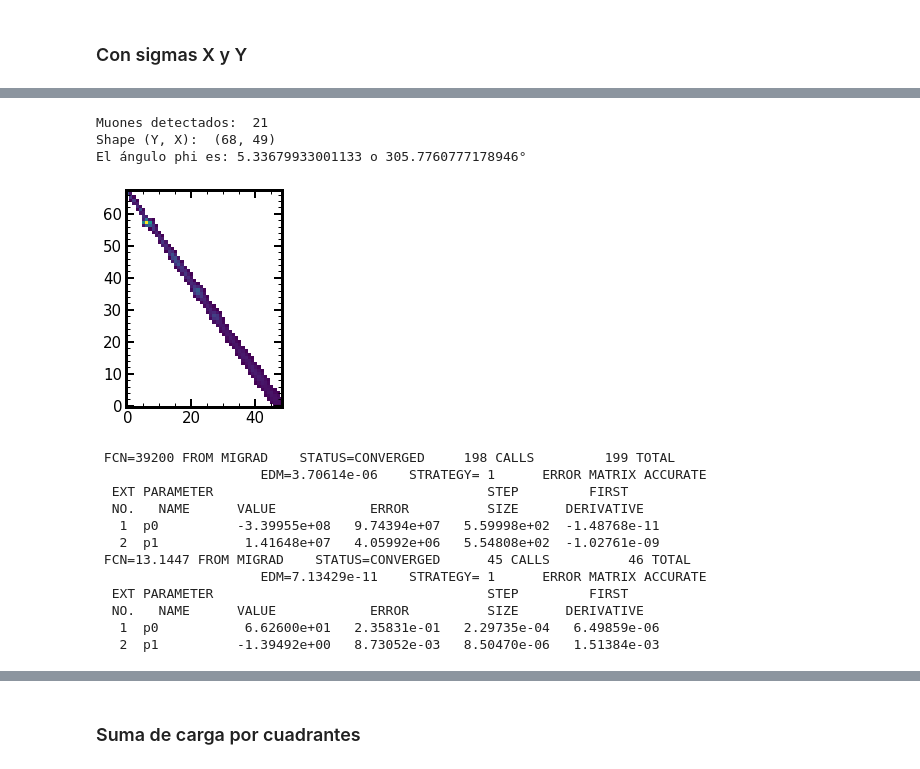
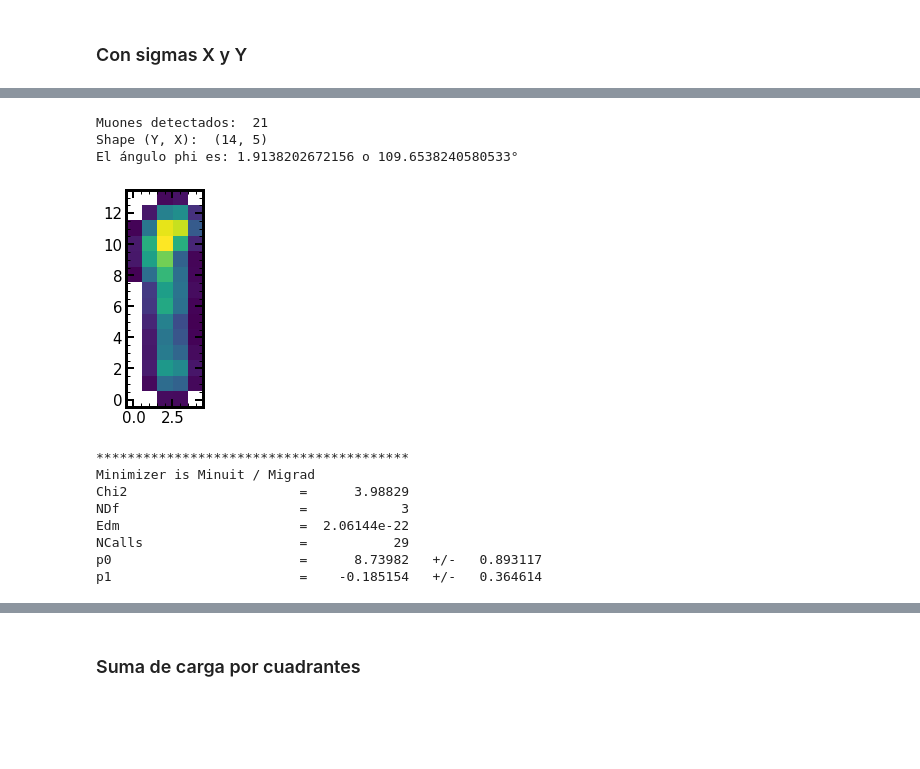
Before and after one commit to mausanram/CodigosICN, a Jupyter notebook: Catalogo_Eventos/Catalogo_Eventos_NSAMP.ipynb, the cells around one changed output, grey strips where cells are left out. Drawn from its saved outputs; the diff is of its cells as text; code cells hidden in the pictures; blank space fills up the shorter version.

```diff
--- a/Catalogo_Eventos/Catalogo_Eventos_NSAMP.ipynb
+++ b/Catalogo_Eventos/Catalogo_Eventos_NSAMP.ipynb
@@ -1367,29 +1368,30 @@ El ángulo phi es:  2.2878081466018414  rad o 131.08175113593262°
 # %%
 print('Muones detectados: ', len(Straight_Events))
-index_event = 0 # 11, 12, 16 no funcionó en imagen 100
+index_event = 6 # En la imagen 100 funcionó con todos con phi_angle_ROOT()
+                 #
 loc = ndimage.find_objects(label_img == Straight_Events[index_event])[0]
 mask_35 = np.invert(label_img == Straight_Events[index_event])
 data_mask = ma.masked_array(dataCal[loc[0].start:loc[0].stop, loc[1].start:loc[1].stop], mask_35[loc[0].start:loc[0].stop, loc[1].start:loc[1].stop])
-print('Shape (Y, X): ', data_mask.shape)
+print( 'Shape (Y, X): ', data_mask.shape)
 phi = phi_angle_ROOT(data_mask)
+# try:
+# phi = phi_angle_ROOT_pendpos(data_mask)
+# except:
+# phi = phi_angle_ROOT_pendneg(data_mask)
 
 print('El ángulo phi es: ' + str(phi) + ' o ' + str(np.degrees(phi))+ '°')
 plt.imshow(data_mask)
 plt.show()
 # %% [output]
 Muones detectados:  21
-Shape (Y, X):  (68, 49)
-El ángulo phi es: 5.33679933001133 o 305.7760777178946°
+Shape (Y, X):  (14, 5)
+El ángulo phi es: 1.9138202672156 o 109.6538240580533°
-[figure, old version]
+[figure, new version]
- FCN=39200 FROM MIGRAD    STATUS=CONVERGED     198 CALLS         199 TOTAL
-                     EDM=3.70614e-06    STRATEGY= 1      ERROR MATRIX ACCURATE
-  EXT PARAMETER                                   STEP         FIRST
-  NO.   NAME      VALUE            ERROR          SIZE      DERIVATIVE
-   1  p0          -3.39955e+08   9.74394e+07   5.59998e+02  -1.48768e-11
-   2  p1           1.41648e+07   4.05992e+06   5.54808e+02  -1.02761e-09
- FCN=13.1447 FROM MIGRAD    STATUS=CONVERGED      45 CALLS          46 TOTAL
-                     EDM=7.13429e-11    STRATEGY= 1      ERROR MATRIX ACCURATE
-  EXT PARAMETER                                   STEP         FIRST
-  NO.   NAME      VALUE            ERROR          SIZE      DERIVATIVE
-   1  p0           6.62600e+01   2.35831e-01   2.29735e-04   6.49859e-06
-   2  p1          -1.39492e+00   8.73052e-03   8.50470e-06   1.51384e-03
+****************************************
+Minimizer is Minuit / Migrad
+Chi2                      =      3.98829
+NDf                       =            3
+Edm                       =  2.06144e-22
+NCalls                    =           29
+p0                        =      8.73982   +/-   0.893117
+p1                        =    -0.185154   +/-   0.364614
```
Also changed, not shown: parts of 11 cells of this notebook, 11 other files.
